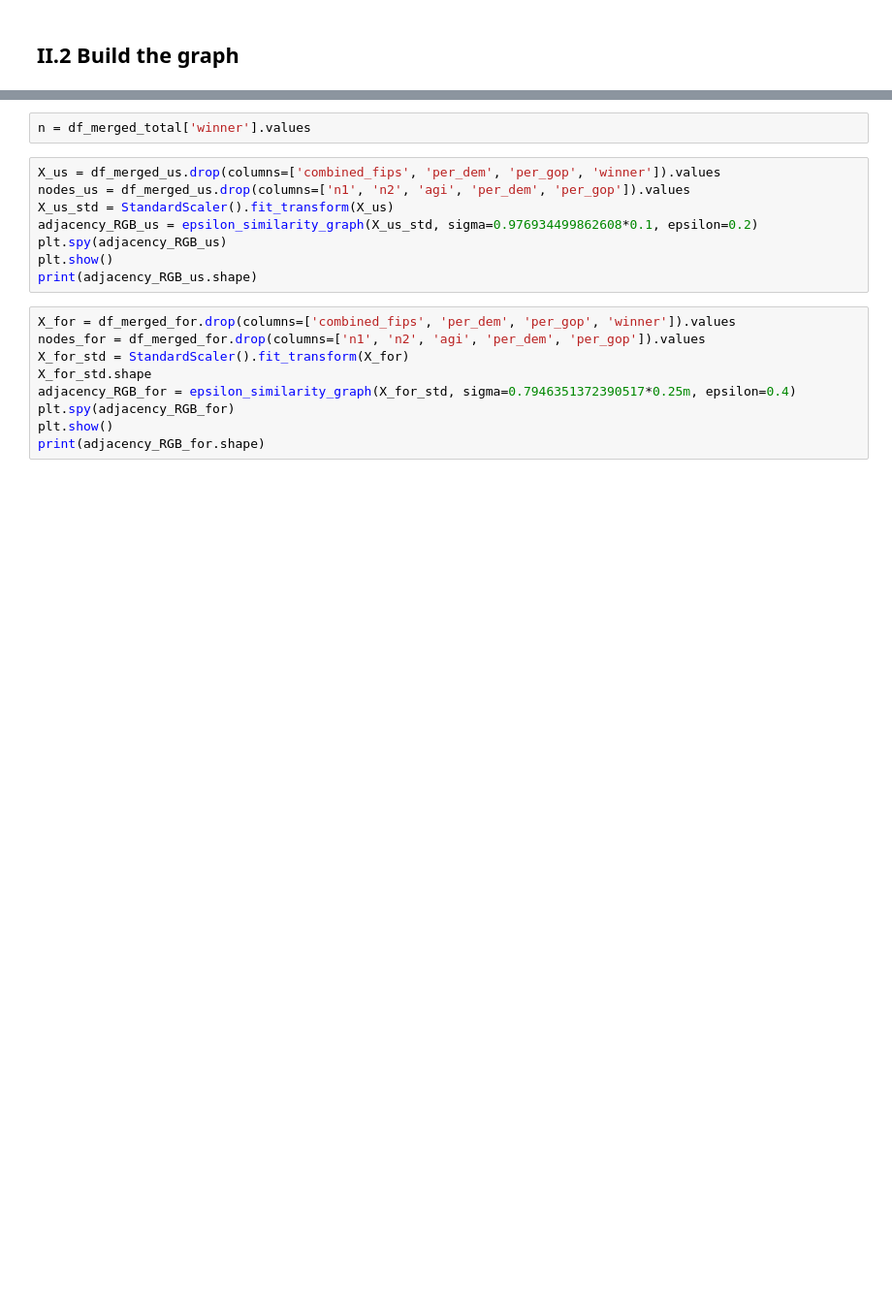
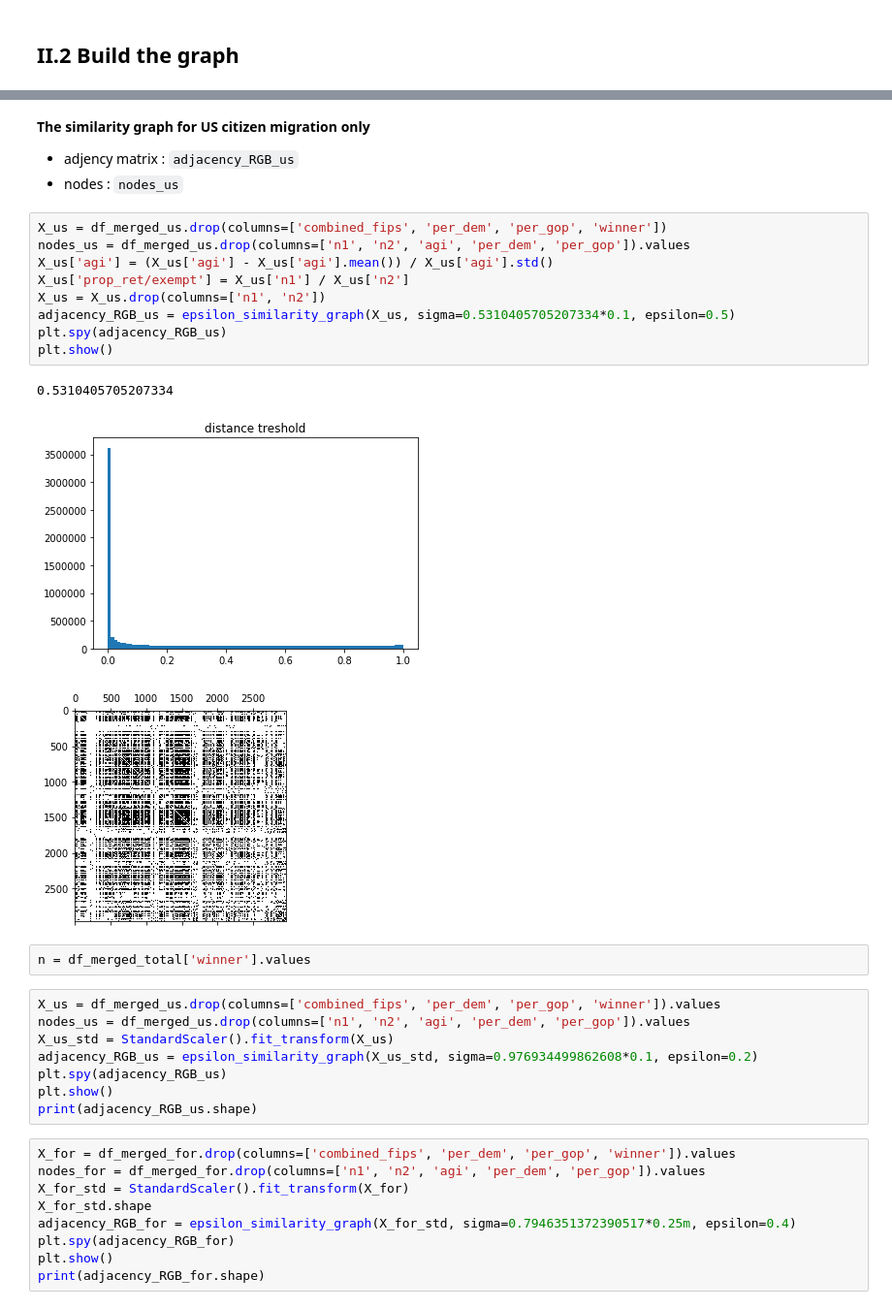
Before and after one commit to zxyzz/ntds_project, a Jupyter notebook: Project.ipynb, the cells around one changed output, grey strips where cells are left out. Shown at 97% size. Cells and saved outputs as stored; diff of their text form; blank space fills up the shorter version.

```diff
--- a/Project.ipynb
+++ b/Project.ipynb
@@ -356,3 +372,20 @@ plt.show()
+# %% [markdown]
+**The similarity graph for US citizen migration only**
+ - adjency matrix : `adjacency_RGB_us`
+ - nodes : `nodes_us`
+# %%
+X_us = df_merged_us.drop(columns=['combined_fips', 'per_dem', 'per_gop', 'winner'])
+nodes_us = df_merged_us.drop(columns=['n1', 'n2', 'agi', 'per_dem', 'per_gop']).values
+X_us['agi'] = (X_us['agi'] - X_us['agi'].mean()) / X_us['agi'].std()
+X_us['prop_ret/exempt'] = X_us['n1'] / X_us['n2']
+X_us = X_us.drop(columns=['n1', 'n2'])
+adjacency_RGB_us = epsilon_similarity_graph(X_us, sigma=0.5310405705207334*0.1, epsilon=0.5)
+plt.spy(adjacency_RGB_us)
+plt.show()
+# %% [output]
+0.5310405705207334
+[figure, added]
+[figure, added]
 # %%
 n = df_merged_total['winner'].values
 # %%
```
Also changed, not shown: parts of 7 cells of this notebook.
